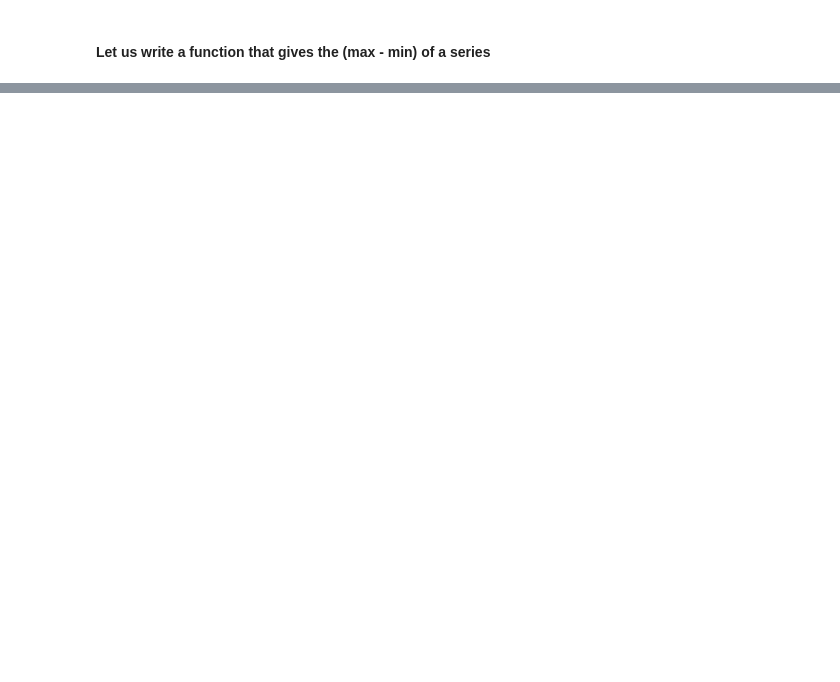
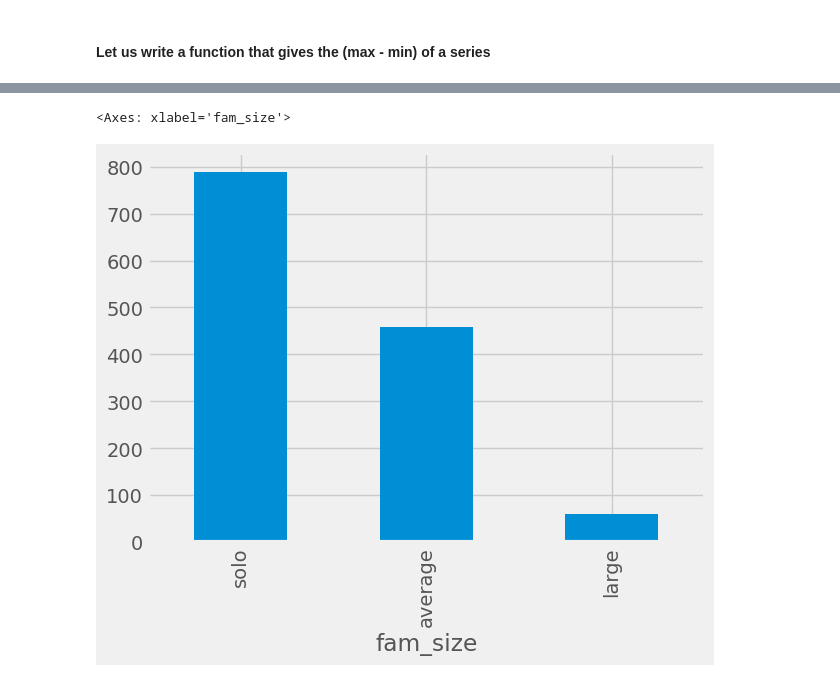
Before and after one commit to harshitgupta240197/Python, a Jupyter notebook: Pandas/Core_Concepts/Apply, Map & Applymap/ApplyingFunctionsToDataframes.ipynb, the cells around one changed output, grey strips where cells are left out. Drawn from its saved outputs; the diff is of its cells as text; code cells hidden in the pictures; blank space fills up the shorter version.

```diff
--- a/Pandas/Core_Concepts/Apply, Map & Applymap/ApplyingFunctionsToDataframes.ipynb
+++ b/Pandas/Core_Concepts/Apply, Map & Applymap/ApplyingFunctionsToDataframes.ipynb
@@ -4,6 +4,9 @@
 #### We can apply functions to all the values in a single column or all the values in a single row.
 # %%
 import pandas as pd
+import matplotlib.pyplot as plt
+
+plt.style.use('fivethirtyeight')
 # %%
 titanic = pd.read_csv('../../../data/titanic.csv')
 # %%
@@ -42,0 +67,9 @@ dtype: float64
+# %%
+def get_fam_size(x):
+    fam_size = x.sibsp + x.parch
+    if fam_size == 0:
+        return 'solo'
+    elif fam_size < 5:
+        return 'average'
+    else:
+        return 'large'
@@ -42,0 +91,2 @@ dtype: float64
+# %%
+titanic['fam_size'] = titanic.apply(get_fam_size, axis = 1)
@@ -42,0 +109,5 @@ dtype: float64
+# %%
+titanic['fam_size'].value_counts().sort_values(ascending=False).plot(kind='bar')
+# %% [output]
+<Axes: xlabel='fam_size'>
+[figure, added]
```
Also changed, not shown: parts of 10 cells of this notebook.
